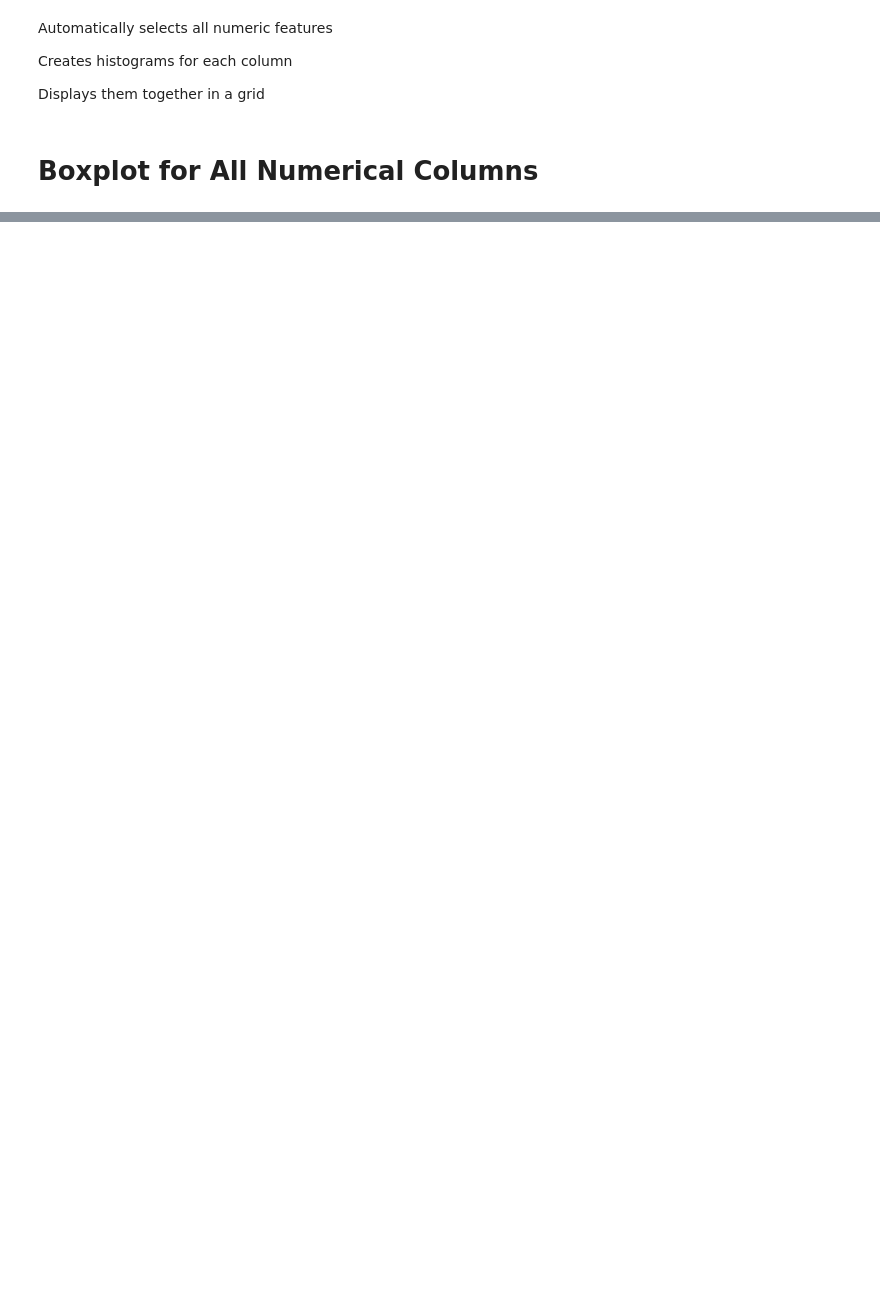
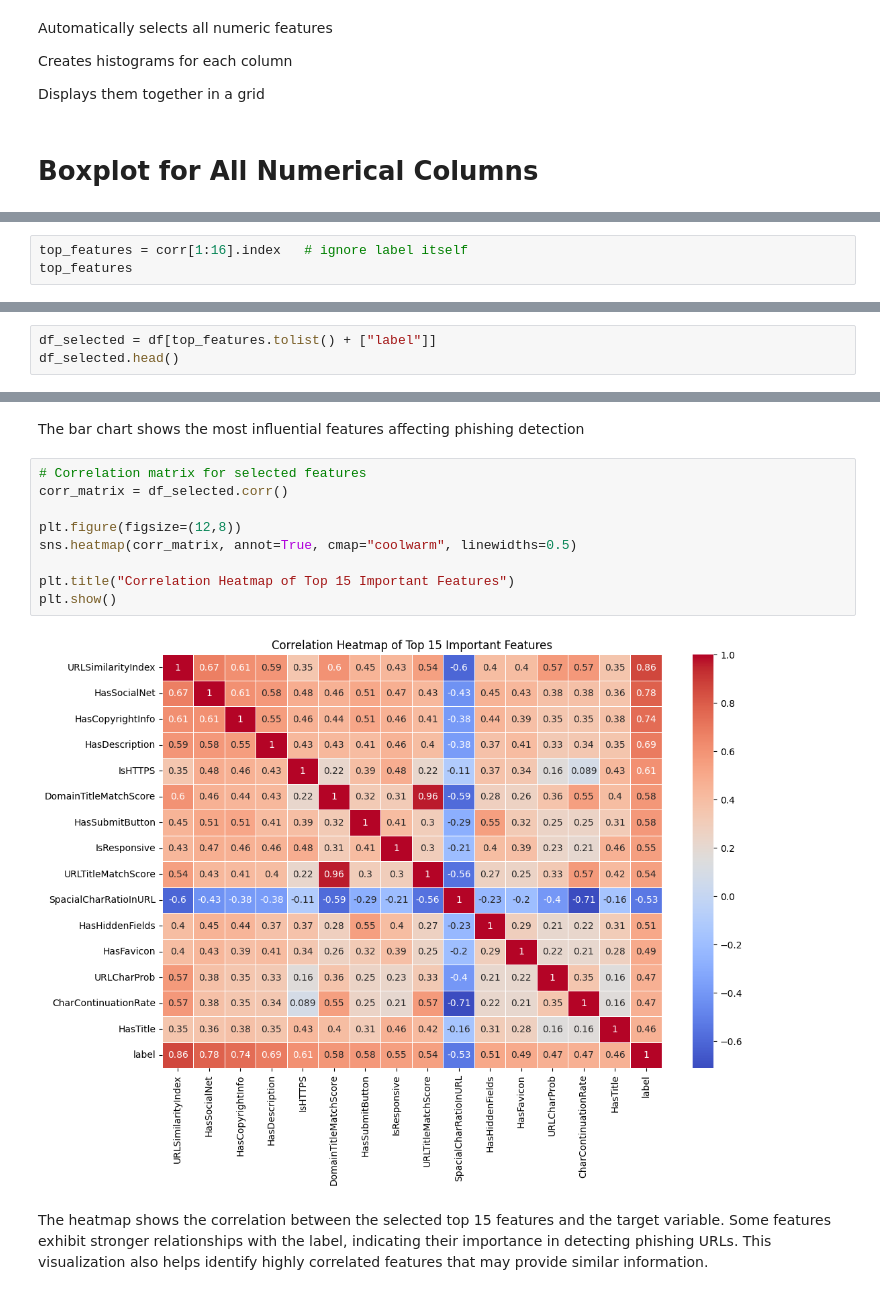
Before and after one commit to Ifarhkhan/Phising_dataset, a Jupyter notebook: Visualization Of Phishing Webiste DataSet.ipynb, the cells around one changed output, grey strips where cells are left out. Saved outputs shown, nothing was run; the diff lists cells and outputs as text; blank space fills up the shorter version.

```diff
--- a/Visualization Of Phishing Webiste DataSet.ipynb
+++ b/Visualization Of Phishing Webiste DataSet.ipynb
@@ -154,0 +307,3 @@ plt.show()
+# %%
+top_features = corr[1:16].index   # ignore label itself
+top_features
@@ -154,0 +321,3 @@ plt.show()
+# %%
+df_selected = df[top_features.tolist() + ["label"]]
+df_selected.head()
@@ -154,0 +361,15 @@ plt.show()
+# %% [markdown]
+The bar chart shows the most influential features affecting phishing detection
+# %%
+# Correlation matrix for selected features
+corr_matrix = df_selected.corr()
+
+plt.figure(figsize=(12,8))
+sns.heatmap(corr_matrix, annot=True, cmap="coolwarm", linewidths=0.5)
+
+plt.title("Correlation Heatmap of Top 15 Important Features")
+plt.show()
+# %% [output]
+[figure, added]
+# %% [markdown]
+The heatmap shows the correlation between the selected top 15 features and the target variable. Some features exhibit stronger relationships with the label, indicating their importance in detecting phishing URLs. This visualization also helps identify highly correlated features that may provide similar information.
```
Also changed, not shown: parts of 44 cells of this notebook.
